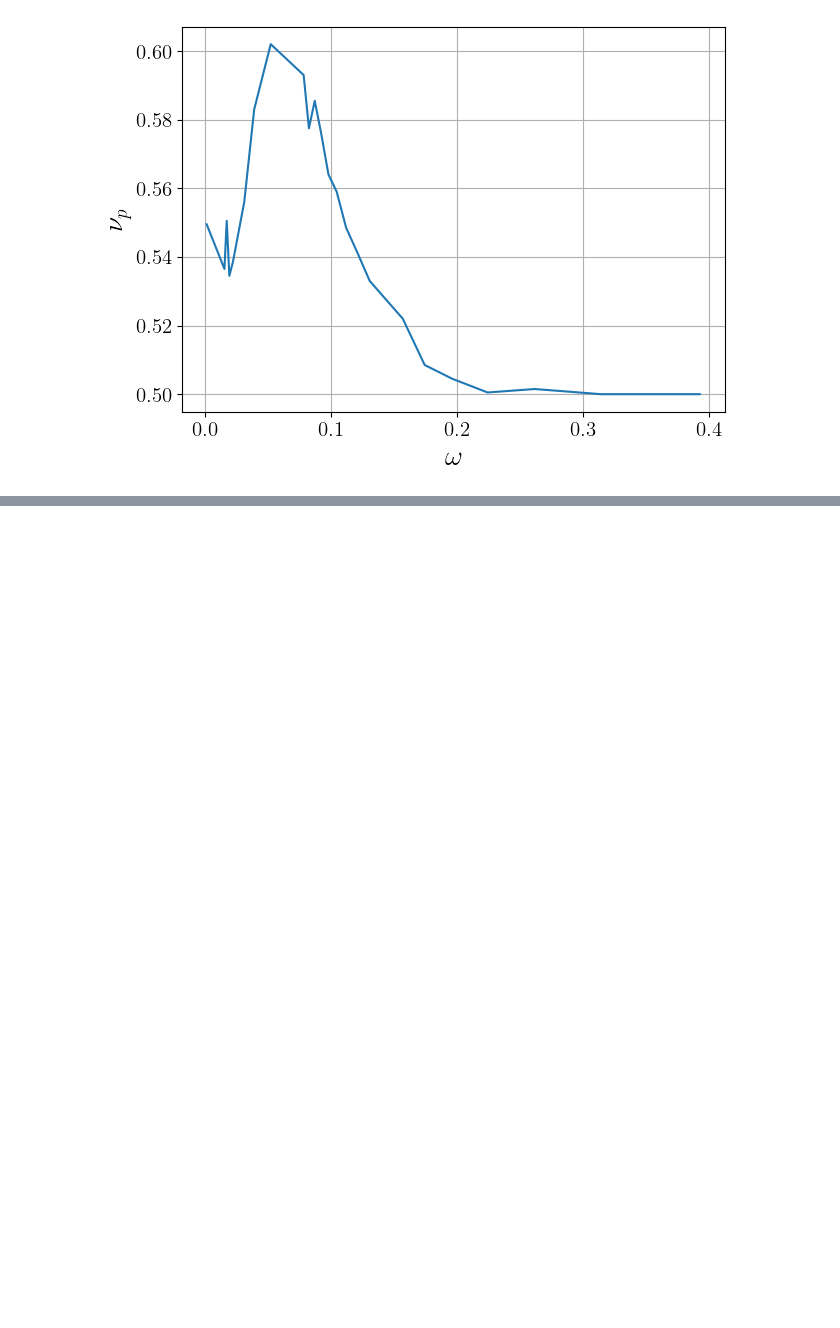
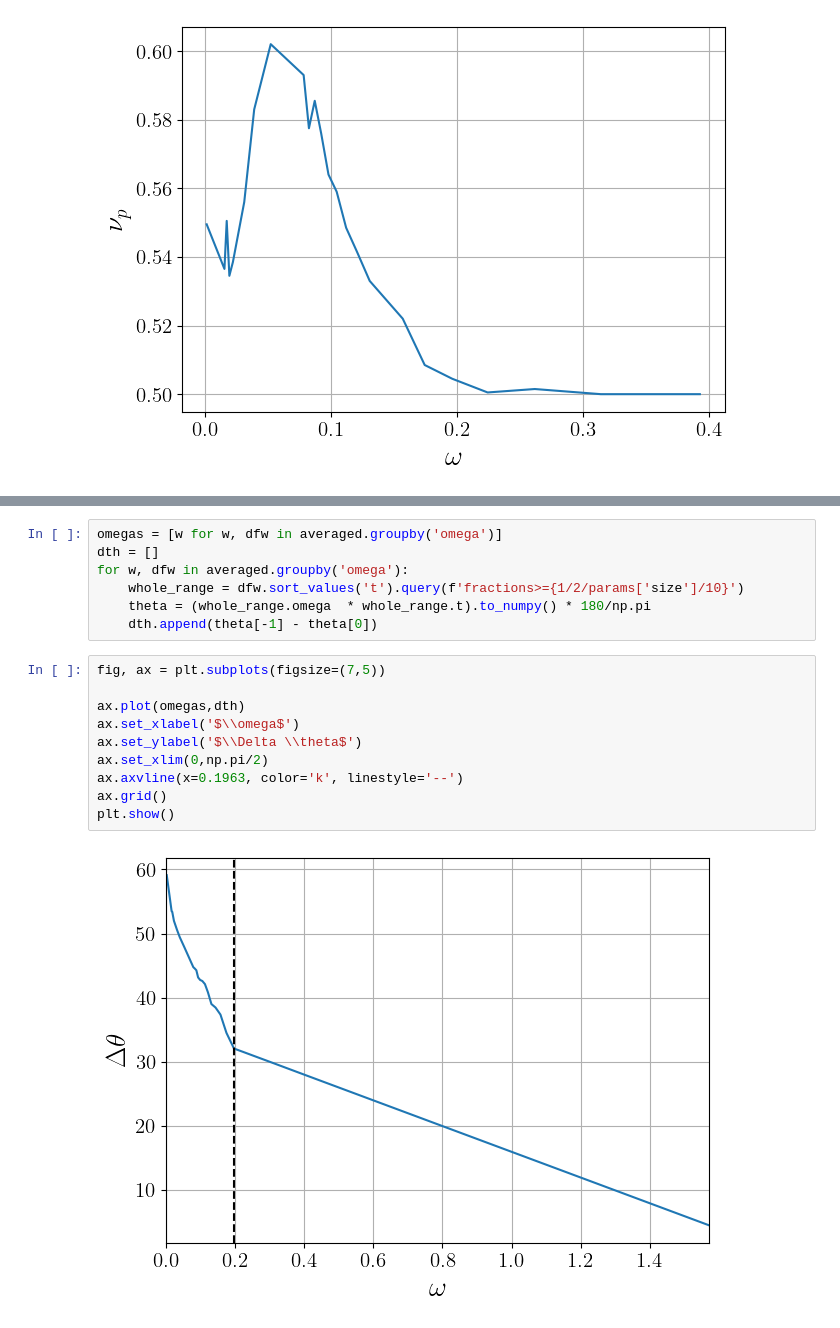
Before and after one commit to leogabac/reentrancy, a Jupyter notebook: src/notebooks/particle_counts.ipynb, the cells around one changed output, grey strips where cells are left out. Cells and saved outputs as stored; diff of their text form; blank space fills up the shorter version.

Commit message:
widths of fraction of particles

```diff
--- a/src/notebooks/particle_counts.ipynb
+++ b/src/notebooks/particle_counts.ipynb
@@ -234,0 +181,19 @@ data.query(f'theta>={}')
+# %%
+omegas = [w for w, dfw in averaged.groupby('omega')]
+dth = []
+for w, dfw in averaged.groupby('omega'):
+    whole_range = dfw.sort_values('t').query(f'fractions>={1/2/params['size']/10}')
+    theta = (whole_range.omega  * whole_range.t).to_numpy() * 180/np.pi
+    dth.append(theta[-1] - theta[0])
+# %%
+fig, ax = plt.subplots(figsize=(7,5))
+
+ax.plot(omegas,dth)
+ax.set_xlabel('$\\omega$')
+ax.set_ylabel('$\\Delta \\theta$')
+ax.set_xlim(0,np.pi/2)
+ax.axvline(x=0.1963, color='k', linestyle='--')
+ax.grid()
+plt.show()
+# %% [output]
+[figure, added]
```
Also changed, not shown: parts of 10 cells of this notebook.
